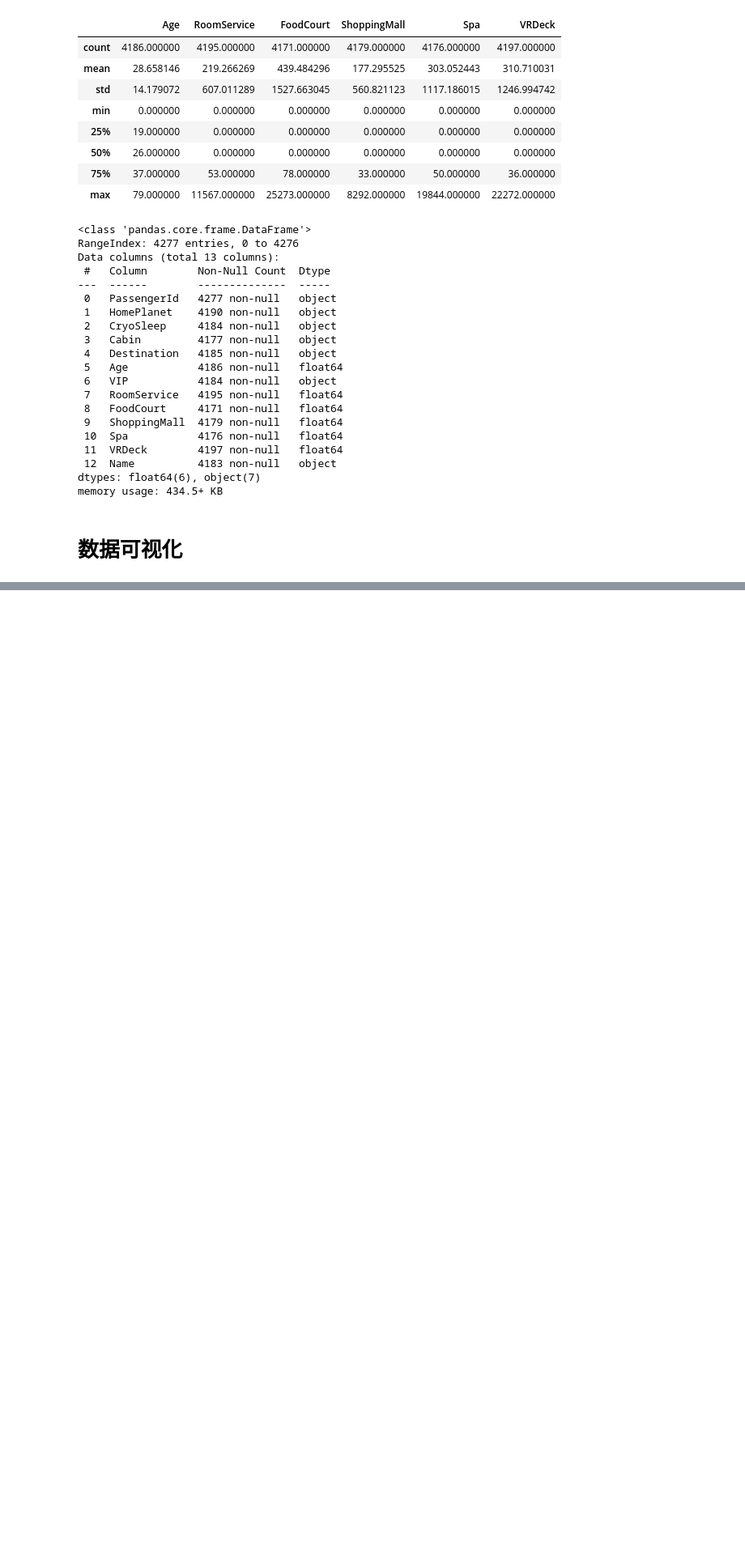
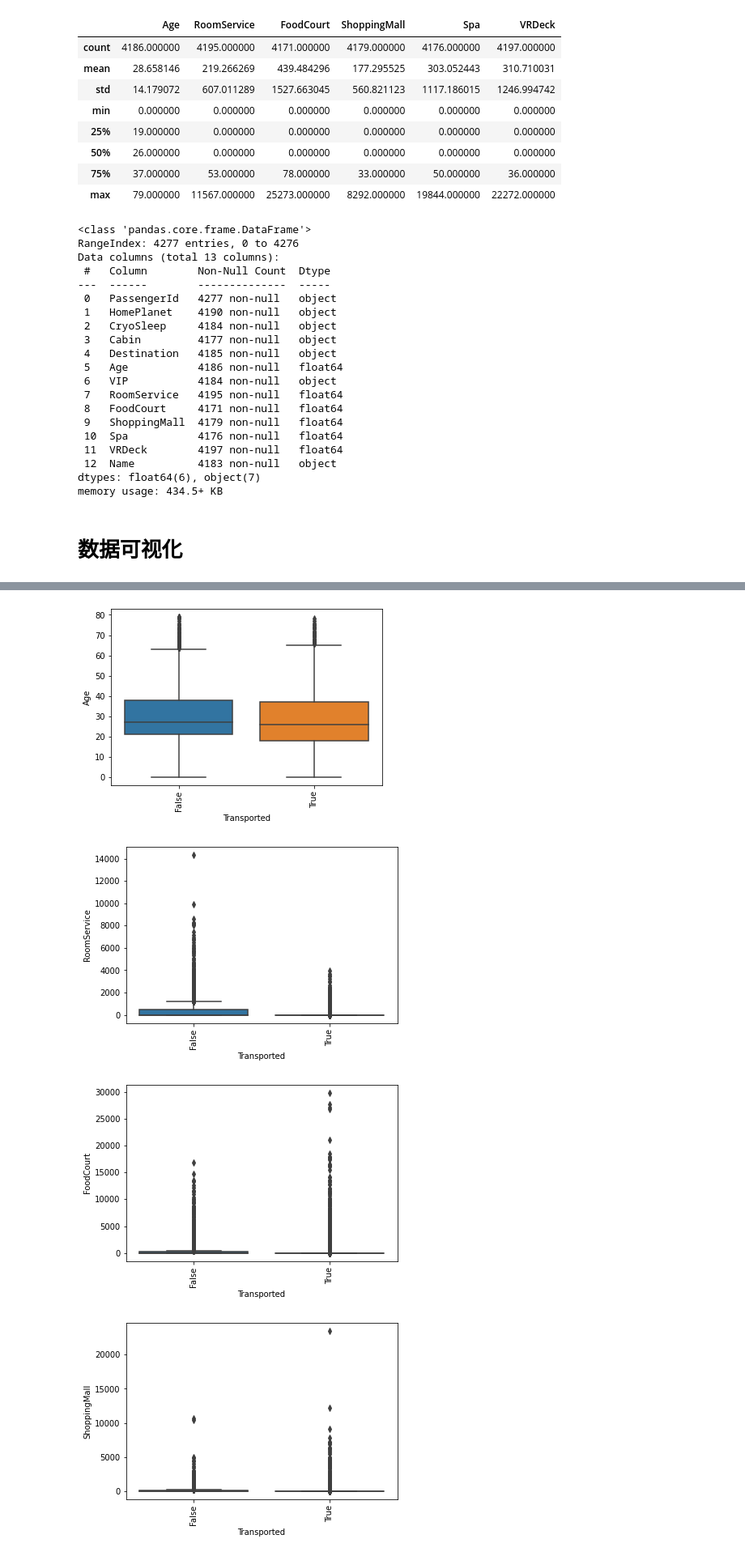
Before and after one commit to sakaili/Spaceship-Titanic, a Jupyter notebook: spaceTitanicPredict.ipynb, the cells around one changed output, grey strips where cells are left out. Shown: that part at 81% size. Cells and saved outputs as stored; diff of their text form; code cells hidden in the pictures; blank space fills up the shorter version.

```diff
--- a/spaceTitanicPredict.ipynb
+++ b/spaceTitanicPredict.ipynb
@@ -104,0 +113,14 @@ def plotTransported(param):
+# %%
+#尝试找数值数据与是否被传送有关
+def plotNumericalDataTransported(param):
+    graph = sns.boxplot(y=trainDataFrame[param],x=trainDataFrame.Transported)
+    plt.xticks(rotation = 90)
+    plt.show()
+attributes = ['Age','RoomService', 'FoodCourt', 'ShoppingMall', 'Spa', 'VRDeck']
+for attribute in attributes:
+    plotNumericalDataTransported(attribute)
+# %% [output]
+[figure, added]
+[figure, added]
+[figure, added]
+[figure, added]
```
Also changed, not shown: parts of 8 cells of this notebook, 1 other file.
